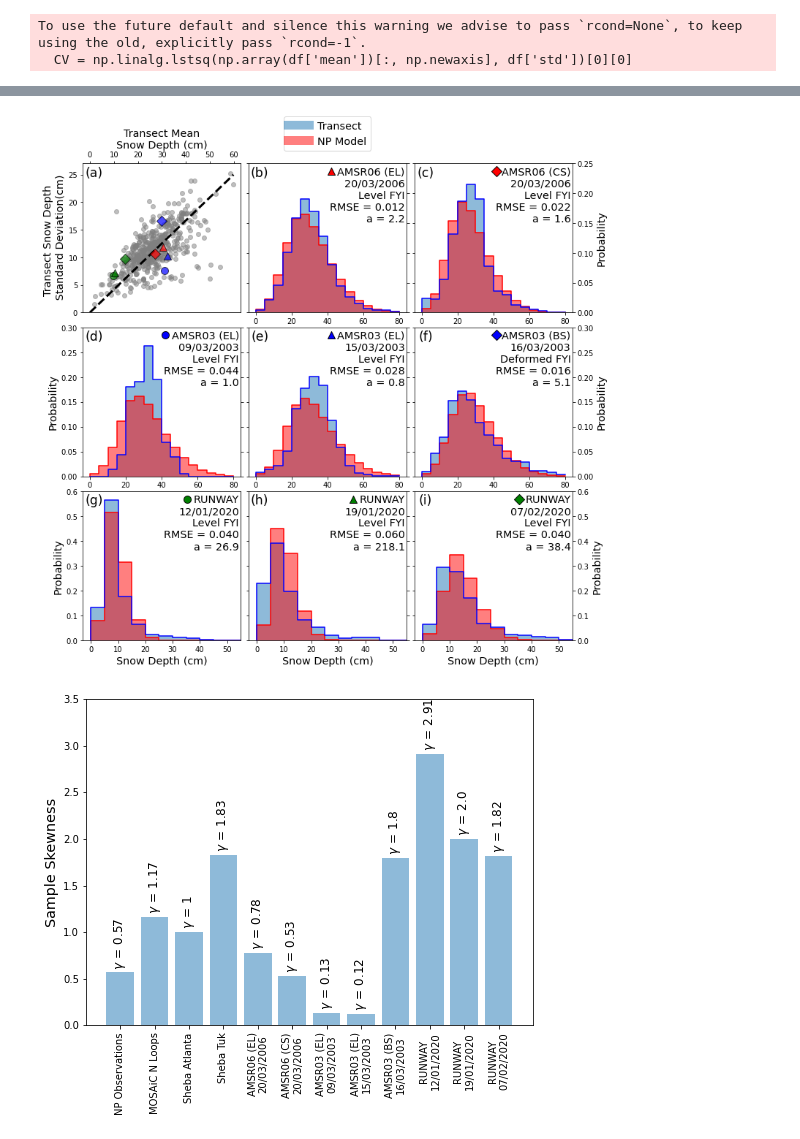
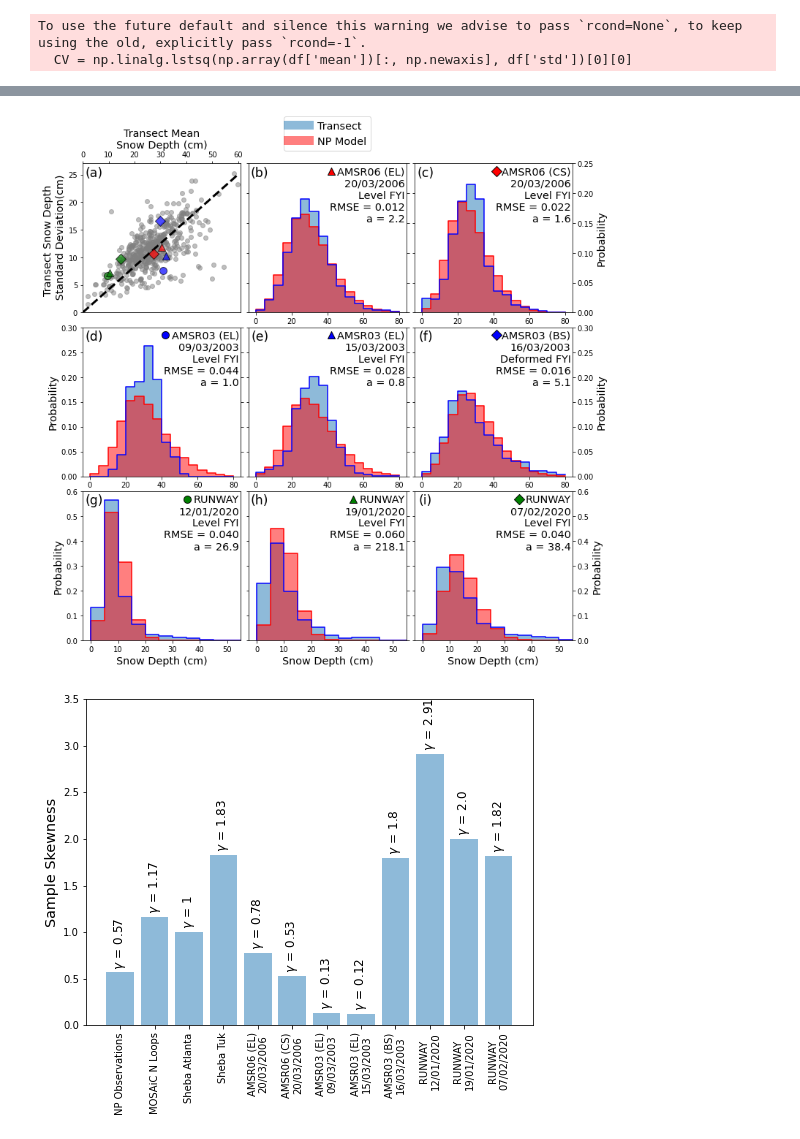
Before and after one commit to robbiemallett/sub_km, a Jupyter notebook: notebooks/compare_FYI.ipynb, the cells around one changed output, grey strips where cells are left out. Saved outputs shown, nothing was run; the diff lists cells and outputs as text; code cells hidden in the pictures.

```diff
--- a/notebooks/compare_FYI.ipynb
+++ b/notebooks/compare_FYI.ipynb
@@ -113,15 +113,15 @@ ax1.set_xlabel('Transect Mean\nSnow Depth (cm)', fontsize='x-large')
 #######################################
 
 elson_paths = [
-               '../AMSR snow depth/AMSRIce2006_Elson.xlsx',
+               '../evaluation_data/AMSR snow depth/AMSRIce2006_Elson.xlsx',
 #                '../AMSR snow depth/AMSRIce2006_Chukchi_rubble.xlsx',
-               '../AMSR snow depth/AMSRIce2006_Chukchi_smooth.xlsx',
-               '../AMSR snow depth/MP3Mar9Elson.xls',
-               '../AMSR snow depth/GPSMagnaProbeMar15Elson.xls',
-               '../AMSR snow depth/GPSMagnaProbe2Mar16Elson.xls',
-                '../AMSR snow depth/mosaic_runway_20200112.xls',
-                '../AMSR snow depth/mosaic_runway_20200119.xls',
-               '../AMSR snow depth/mosaic_runway_20200207.xls',
+               '../evaluation_data/AMSR snow depth/AMSRIce2006_Chukchi_smooth.xlsx',
+               '../evaluation_data/AMSR snow depth/MP3Mar9Elson.xls',
+               '../evaluation_data/AMSR snow depth/GPSMagnaProbeMar15Elson.xls',
+               '../evaluation_data/AMSR snow depth/GPSMagnaProbe2Mar16Elson.xls',
+                '../evaluation_data/AMSR snow depth/mosaic_runway_20200112.xls',
+                '../evaluation_data/AMSR snow depth/mosaic_runway_20200119.xls',
+               '../evaluation_data/AMSR snow depth/mosaic_runway_20200207.xls',
 
 
                ]
@@ -190,8 +190,9 @@ for ax, epath, date, it in zip(axs.reshape(-1)[1:],
     ax.set_xlabel('Snow Depth (cm)', fontsize='x-large')
     ax.set_ylabel('Probability', fontsize='x-large')
 
-    ax.annotate(xy=(0.99,0.98),xycoords='axes fraction',
-                text=f'{date}\n{it}\nRMSE = {rmse:.3f}\na = {skew_param}', fontsize='x-large',
+    ax.annotate(f'{date}\n{it}\nRMSE = {rmse:.3f}\na = {skew_param}',
+                xy=(0.99,0.98),xycoords='axes fraction',
+                fontsize='x-large',
                 ha='right',va='top')
 
 
@@ -230,38 +231,41 @@ for ax in [ax4,ax5,ax6]:
 
 for ax in [ax2,ax3]:
     ax.set_ylim(0,0.25)
     ax.set_xlabel('')
     ax.yaxis.set_ticks_position('both')
 
 for ax in [ax7,ax8,ax9]:
     ax.set_ylim(0,0.6)
     ax.set_xlim(-3,55)
 
 
 for ax in [ax2,ax5,ax8]:
     ax.yaxis.set_ticks_position('both')
     ax.set_yticklabels([])
     ax.set_ylabel('')
 
 for ax in [ax3,ax6,ax9]:
     ax.yaxis.tick_right()
     ax.yaxis.set_ticks_position('both')
     ax.yaxis.set_label_position('right')
 
 for ax, letter in zip(axs.reshape(-1),
                       alphabet_string):
-    ax.annotate(xy=(0.07,0.94),xycoords='axes fraction',
-                text=f'({letter})', fontsize='xx-large',
+    ax.annotate(f'({letter})',
+                xy=(0.07,0.94),xycoords='axes fraction',
+                fontsize='xx-large',
                 ha='center',va='center')
+
+ax1.set_xlim(0,61)
 
 plt.subplots_adjust(wspace=0.05,hspace=0.1)
 
-plt.savefig('../figures/FYI_comparison.png', bbox_inches='tight',dpi=500)
-plt.savefig('/home/robbie/Dropbox/Apps/Overleaf/sub-km-snow-depth-dist/figs/FYI_comparison.png', bbox_inches='tight',dpi=500)
+plt.savefig('../figures/fig_10.png', bbox_inches='tight',dpi=500)
+plt.savefig('/home/robbie/Dropbox/Apps/Overleaf/sub-km-snow-depth-dist/figs/fig10.png', bbox_inches='tight',dpi=500)
 
 plt.show()
 # %% [output]
-[figure, old version]
+[figure, new version]
 # %%
 site = ['NP Observations',
 'MOSAiC N Loops',
```
Also changed, not shown: parts of 20 cells of this notebook, 29 other files.
